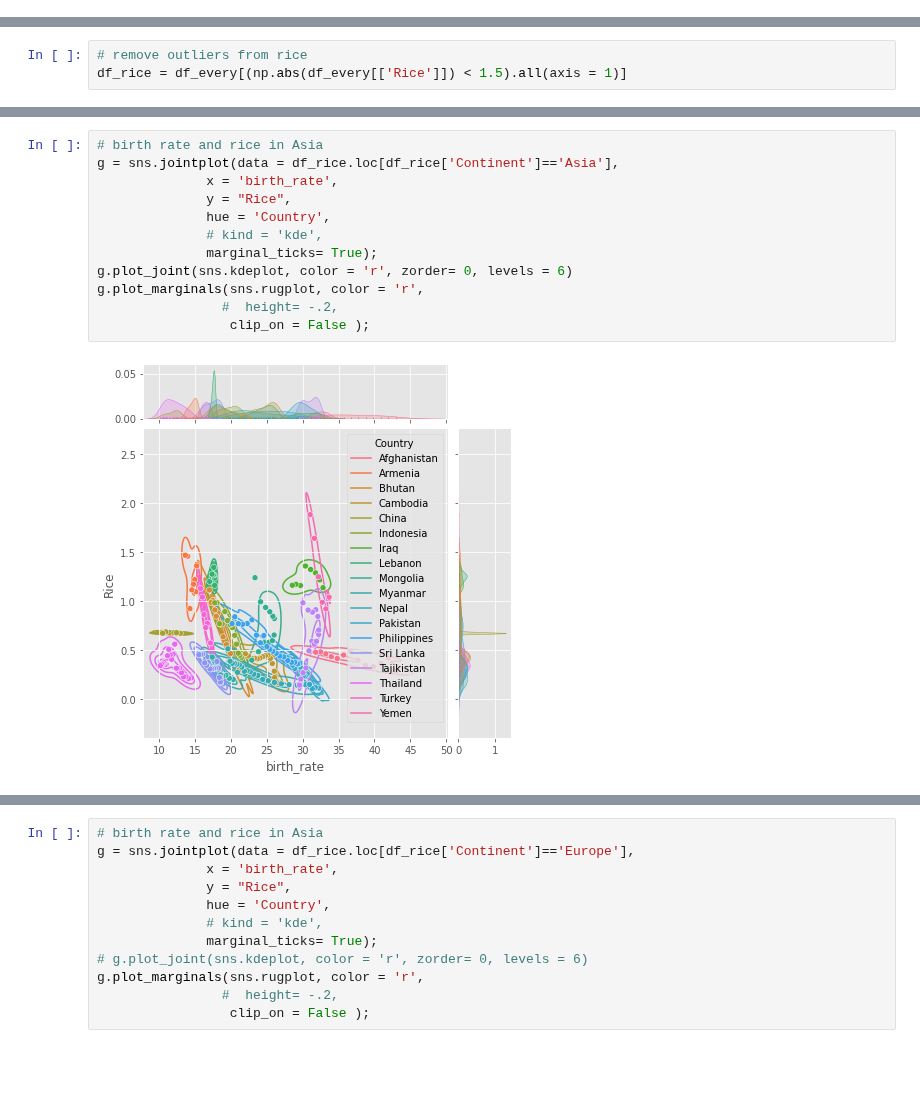
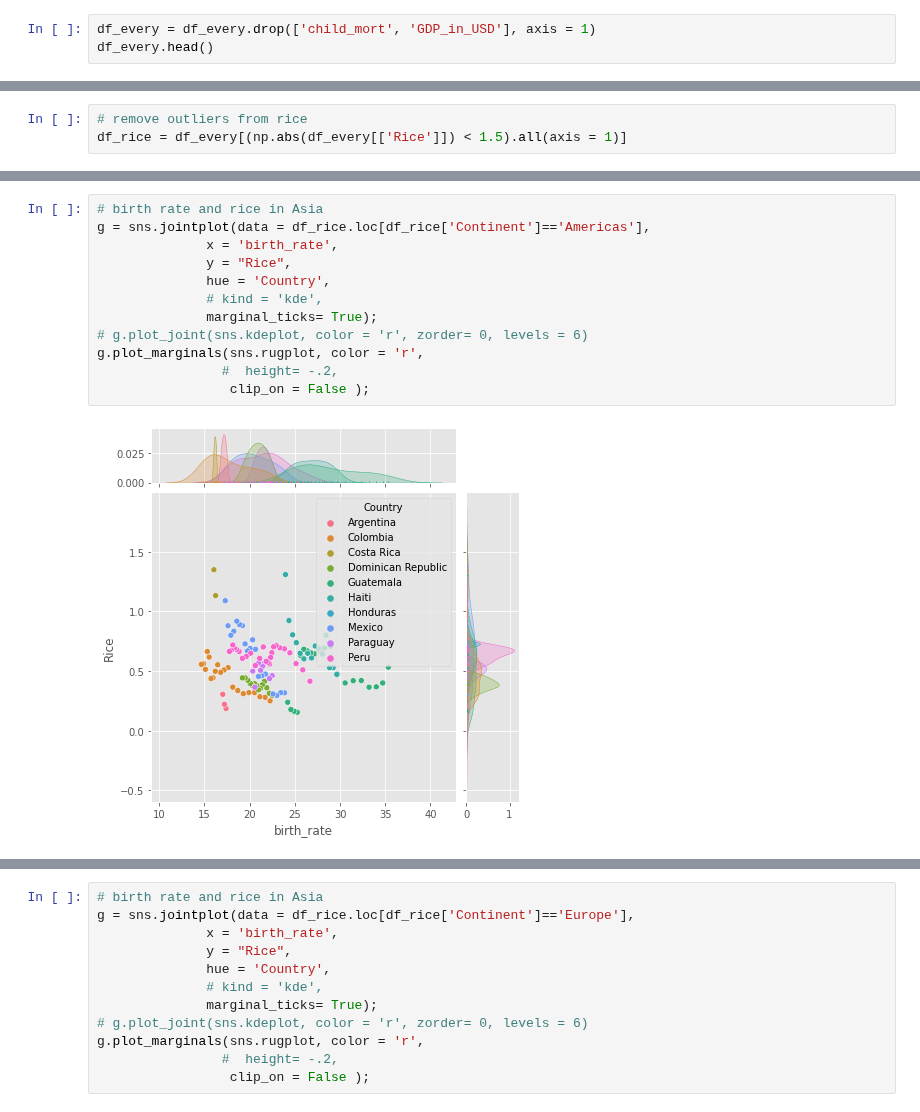
Before and after one commit to MaxSMCON/Group_2, a Jupyter notebook: Group_2_Stats.ipynb, the cells around one changed output, grey strips where cells are left out. Saved outputs shown, nothing was run; the diff lists cells and outputs as text; blank space fills up the shorter version.

Commit message:
Scatter

```diff
--- a/Group_2_Stats.ipynb
+++ b/Group_2_Stats.ipynb
@@ -1128,3 +1121,6 @@ df_every.head()
 | 2 | 2 | Afghanistan | 2009 | 0.361595 | AFG | 105248.0 | 8.584 | 40.903 | 28394806.0 | ... |
 | 3 | 3 | Afghanistan | 2010 | 0.330410 | AFG | 101508.0 | 8.250 | 39.829 | 29185511.0 | ... |
 | 4 | 4 | Afghanistan | 2011 | 0.342172 | AFG | 97652.0 | 7.936 | 38.750 | 30117411.0 | ... |
+# %%
+df_every = df_every.drop(['child_mort', 'GDP_in_USD'], axis = 1)
+df_every.head()
@@ -1151,14 +1284,14 @@ df_rice = df_every[(np.abs(df_every[['Rice']]) < 1.5).all(axis = 1)]
 # %%
 # birth rate and rice in Asia
-g = sns.jointplot(data = df_rice.loc[df_rice['Continent']=='Asia'],
+g = sns.jointplot(data = df_rice.loc[df_rice['Continent']=='Americas'],
               x = 'birth_rate',
               y = "Rice",
               hue = 'Country',
               # kind = 'kde',
               marginal_ticks= True);
-g.plot_joint(sns.kdeplot, color = 'r', zorder= 0, levels = 6)
+# g.plot_joint(sns.kdeplot, color = 'r', zorder= 0, levels = 6)
 g.plot_marginals(sns.rugplot, color = 'r',
                 #  height= -.2,
                  clip_on = False );
 # %% [output]
-[figure, old version]
+[figure, new version]
```
Also changed, not shown: parts of 41 cells of this notebook.
